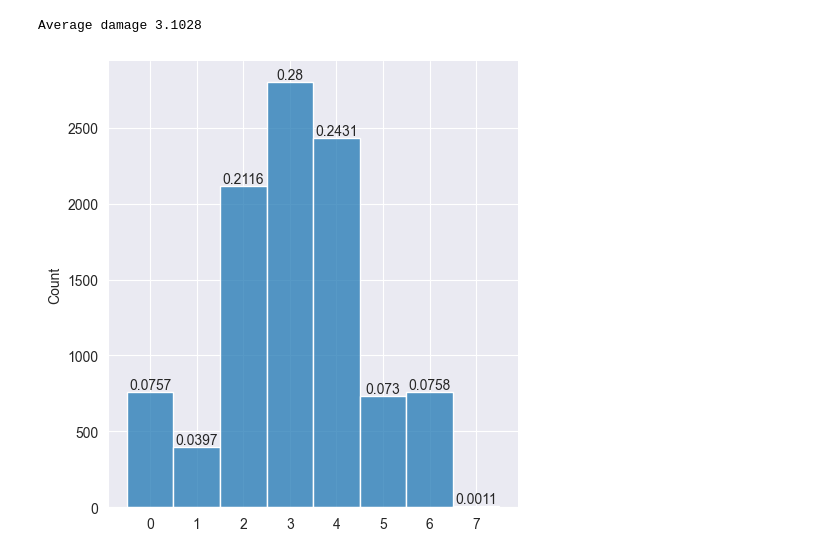
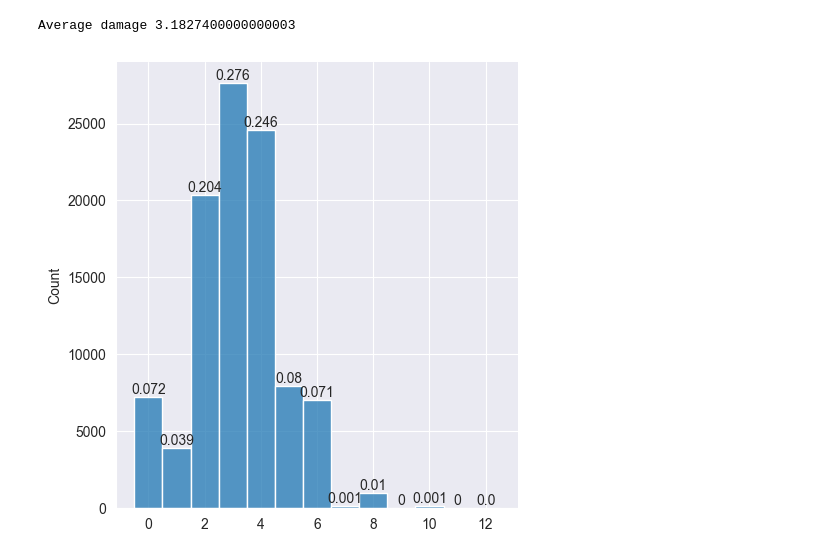
Before and after one commit to NiwEoj/Gloomhaven-attack-mod-sim, a Jupyter notebook: mainsim.ipynb, the cells around one changed output. Drawn from its saved outputs; the diff is of its cells as text; code cells hidden in the pictures.

```diff
--- a/mainsim.ipynb
+++ b/mainsim.ipynb
@@ -16,7 +16,7 @@ plusthree = 0
 plusfour = 0
 crit     = 1
 rollzero = 0
-rollone = 3
+rollone = 0
 rolltwo = 0
 
 cards = [null,minustwo,minusone,zero,plusone,plustwo,plusthree,plusfour,crit,rollzero,rollone,rolltwo]
@@ -45,11 +45,11 @@ for x in cards:
             deck.append([n-9,1])
             i = i + 1
         n = n + 1
+
+# set number of cycles
+t = 100000
+basedmg = 3
 # %%
-# set number of cycles
-t = 10000
-basedmg = 3
-
 def draw(dklst,count,cycle,bd):
     global data,k
     while len(dklst) > 0 and count < cycle:
@@ -63,7 +63,7 @@ def draw(dklst,count,cycle,bd):
                     dklst = []
                 count = count + 1
             elif i[0] == 'CRIT':
-                data.append(2*bd)
+                data.append(2*(bd+stk))
                 if i[1] == 0:
                     dklst = []
                 count = count + 1
@@ -76,37 +76,37 @@ def draw(dklst,count,cycle,bd):
     k = count
 
 k = 0
 data = []
 while k < t:
-    testdeck = list(deck)
+    testdeck = deck[:]
     random.shuffle(testdeck)
     draw(testdeck,k,t,basedmg)
 
 data = pd.Series(data)
 freq = data.value_counts()
 freq = freq.sort_index()
 for x in freq.index:
     freq[x] = freq[x]/t
 
 lfreq = []
 i = 0
 for x in range(freq.last_valid_index() + 1):
     if x != freq.index[i]:
         lfreq.append(0)
     else:
-        lfreq.append(freq[x])
+        lfreq.append(round(freq[x],3))
         i = i + 1
 
 ax = sns.displot(data=data,discrete=True)
 ax.axes.ravel()[0].bar_label(ax.axes.ravel()[0].containers[0],labels=list(lfreq))
 
 avg = 0
 for x in freq.index:
     avg = avg + freq[x]*x
 print("Average damage", avg)
 # %% [output]
-Average damage 3.1028
+Average damage 3.1827400000000003
-[figure, old version]
+[figure, new version]
 # %%
 def draw2(dklst,count,bd,comp):
     global data,k
```
Also changed, not shown: parts of 3 cells of this notebook.
